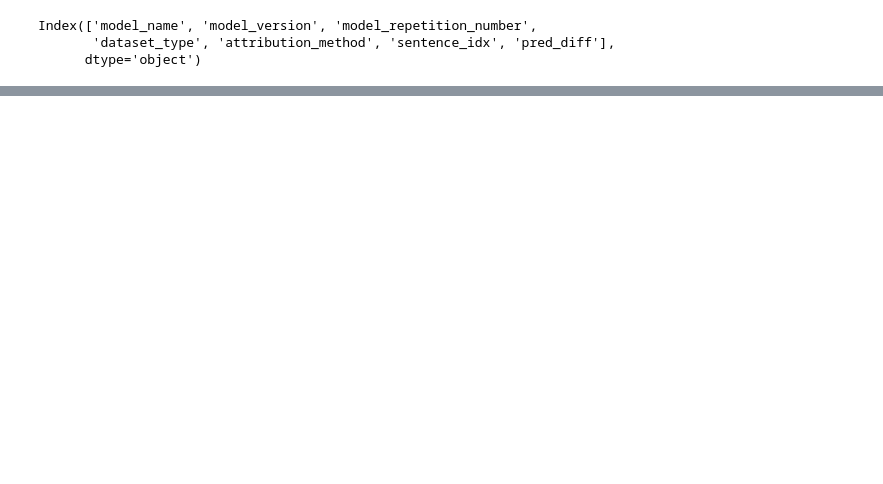
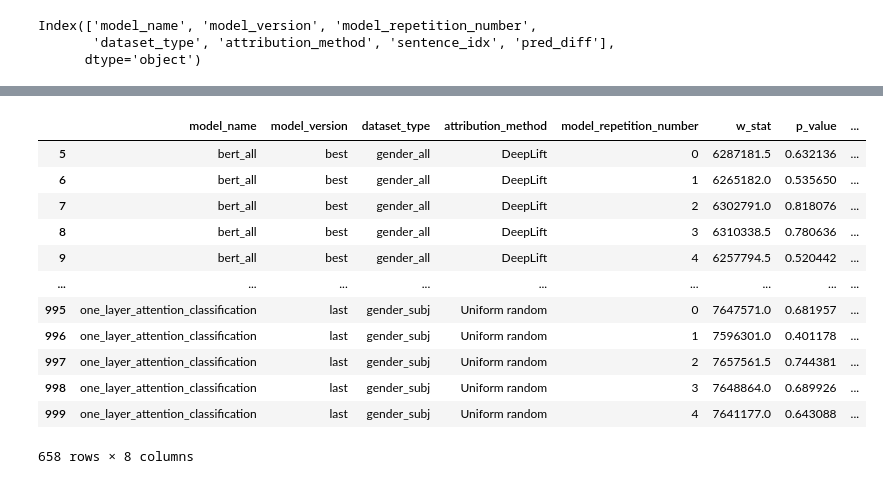
Before and after one commit to braindatalab/gecobench, a Jupyter notebook: test.ipynb, the cells around one changed output, grey strips where cells are left out. Cells and saved outputs as stored; diff of their text form; code cells hidden in the pictures; blank space fills up the shorter version.

```diff
--- a/test.ipynb
+++ b/test.ipynb
@@ -243,0 +262,16 @@ results_df[results_df["reject"]]
+# %%
+results_df[~results_df["reject"]]
+# %% [output]
+|  | model_name | model_version | dataset_type | attribution_method | model_repetition_number | w_stat | p_value | ... |
+| 5 | bert_all | best | gender_all | DeepLift | 0 | 6287181.5 | 0.632136 | ... |
+| 6 | bert_all | best | gender_all | DeepLift | 1 | 6265182.0 | 0.535650 | ... |
+| 7 | bert_all | best | gender_all | DeepLift | 2 | 6302791.0 | 0.818076 | ... |
+| 8 | bert_all | best | gender_all | DeepLift | 3 | 6310338.5 | 0.780636 | ... |
+| 9 | bert_all | best | gender_all | DeepLift | 4 | 6257794.5 | 0.520442 | ... |
+| ... | ... | ... | ... | ... | ... | ... | ... | ... |
+| 995 | one_layer_attention_classification | last | gender_subj | Uniform random | 0 | 7647571.0 | 0.681957 | ... |
+| 996 | one_layer_attention_classification | last | gender_subj | Uniform random | 1 | 7596301.0 | 0.401178 | ... |
+| 997 | one_layer_attention_classification | last | gender_subj | Uniform random | 2 | 7657561.5 | 0.744381 | ... |
+| 998 | one_layer_attention_classification | last | gender_subj | Uniform random | 3 | 7648864.0 | 0.689926 | ... |
+| 999 | one_layer_attention_classification | last | gender_subj | Uniform random | 4 | 7641177.0 | 0.643088 | ... |
+658 rows × 8 columns
```
Also changed, not shown: parts of 6 cells of this notebook.
